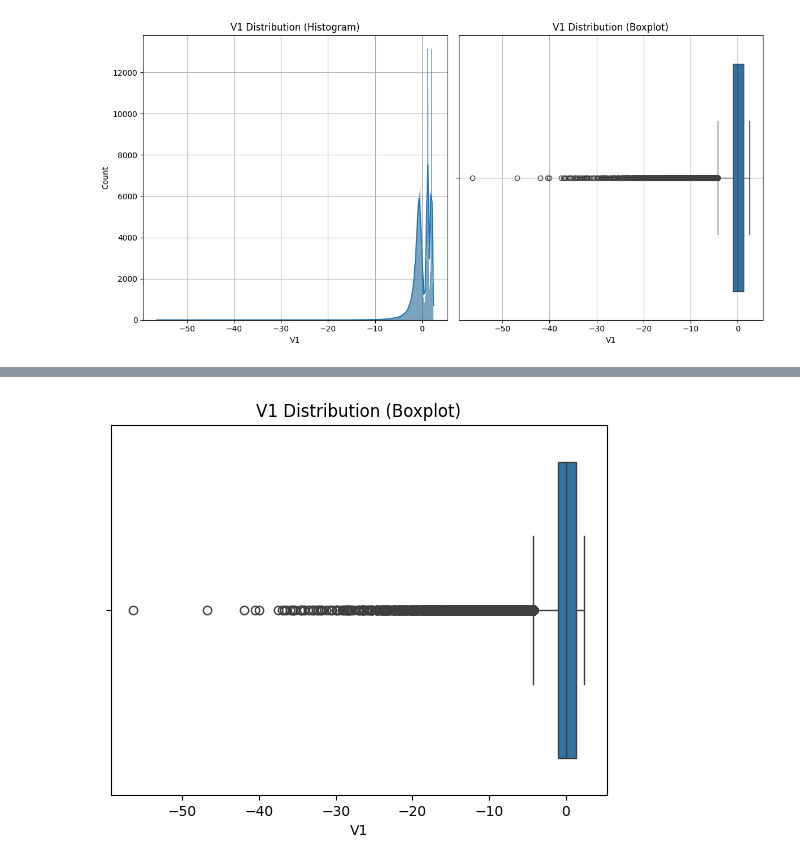
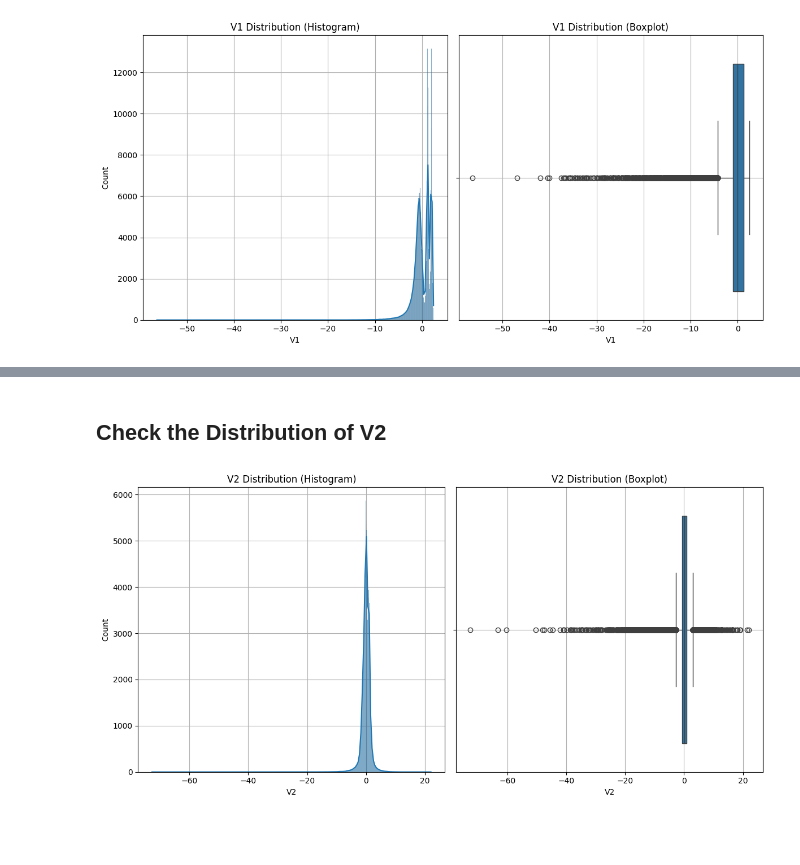
Before and after one commit to joocahyadi/Credit_Card_Fraud_Detection, a Jupyter notebook: notebook/Credit Card Fraud Detection Notebook.ipynb, the cells around one changed output, grey strips where cells are left out. Cells and saved outputs as stored; diff of their text form; code cells hidden in the pictures; blank space fills up the shorter version.

Commit message:
Continue the Analysis (Check Distributions)

```diff
--- a/notebook/Credit Card Fraud Detection Notebook.ipynb
+++ b/notebook/Credit Card Fraud Detection Notebook.ipynb
@@ -113,6 +107,6 @@ plt.show()
-# %%
-sns.boxplot(x=df['V1'])
-plt.title('V1 Distribution (Boxplot)')
-plt.show()
-# %% [output]
-[figure, removed]
+# %% [markdown]
+## Check the Distribution of V2
+# %%
+distribution_check('V2')
+# %% [output]
+[figure, added]
```
Also changed, not shown: parts of 13 cells of this notebook.
